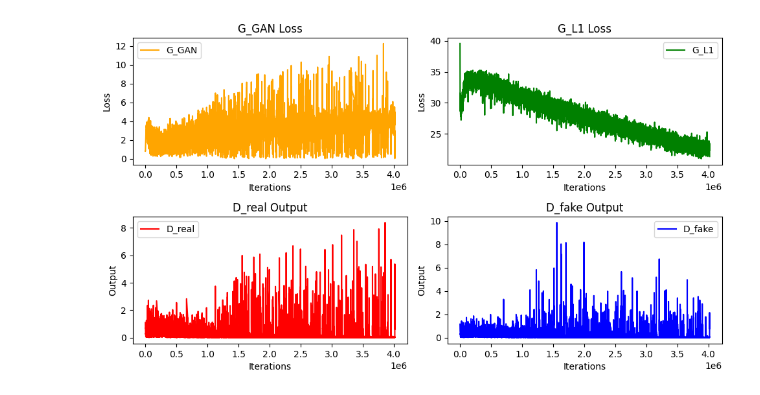
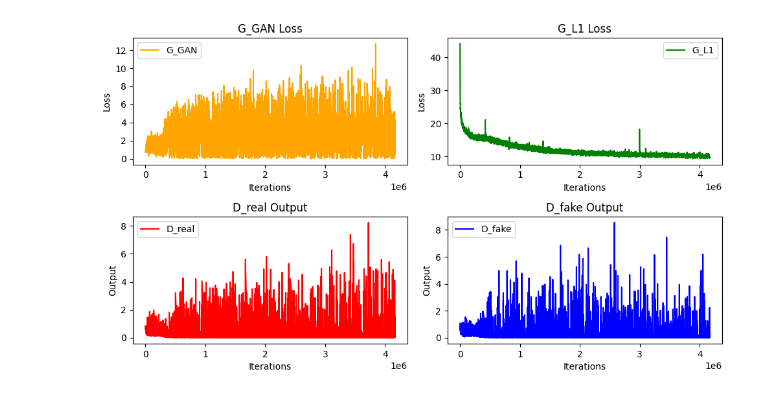
Before and after one commit to scalable-design-participation-lab/re-blocking, a Jupyter notebook: model-evaluation/logs-visualised.ipynb, the cells around one changed output. Cells and saved outputs as stored; diff of their text form; code cells hidden in the pictures.

```diff
--- a/model-evaluation/logs-visualised.ipynb
+++ b/model-evaluation/logs-visualised.ipynb
@@ -14,7 +14,7 @@ D_fake = []
 pattern = r"epoch: (\d+), iters: (\d+),.*G_GAN: ([\d.]+) G_L1: ([\d.]+) D_real: ([\d.]+) D_fake: ([\d.]+)"
 
 # Read and parse the log file
-with open('loss_log_nc-charlotte-200-150-v100_200-epochs.txt', 'r') as file:
+with open('loss_log-ny-manhattan-p2p-200-150-v100_200-epochs.txt', 'r') as file:
     for line in file:
         match = re.search(pattern, line)
         if match:
@@ -32,31 +32,31 @@ plt.subplot(3, 2, 1)
 plt.plot(iters, G_GAN, label='G_GAN', color='orange')
 plt.xlabel('Iterations')
 plt.ylabel('Loss')
 plt.title('G_GAN Loss')
 plt.legend()
 
 plt.subplot(3, 2, 2)
 plt.plot(iters, G_L1, label='G_L1', color='green')
 plt.xlabel('Iterations')
 plt.ylabel('Loss')
 plt.title('G_L1 Loss')
 plt.legend()
 
 plt.subplot(3, 2, 3)
 plt.plot(iters, D_real, label='D_real', color='red')
 plt.xlabel('Iterations')
 plt.ylabel('Output')
 plt.title('D_real Output')
 plt.legend()
 
 plt.subplot(3, 2, 4)
 plt.plot(iters, D_fake, label='D_fake', color='blue')
 plt.xlabel('Iterations')
 plt.ylabel('Output')
 plt.title('D_fake Output')
 plt.legend()
 
 plt.tight_layout()
 plt.show()
 # %% [output]
-[figure, old version]
+[figure, new version]
```
Also changed, not shown: 5 other files.
